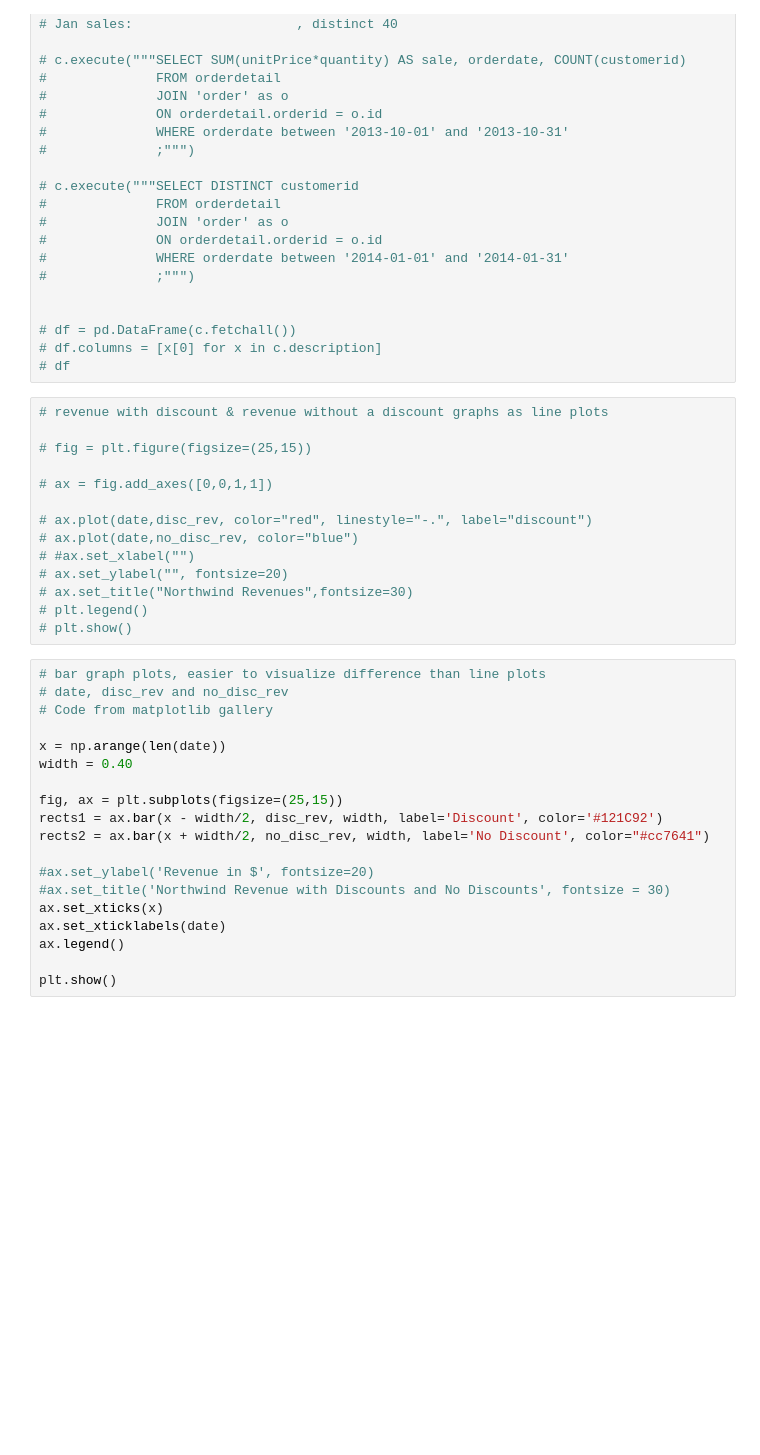
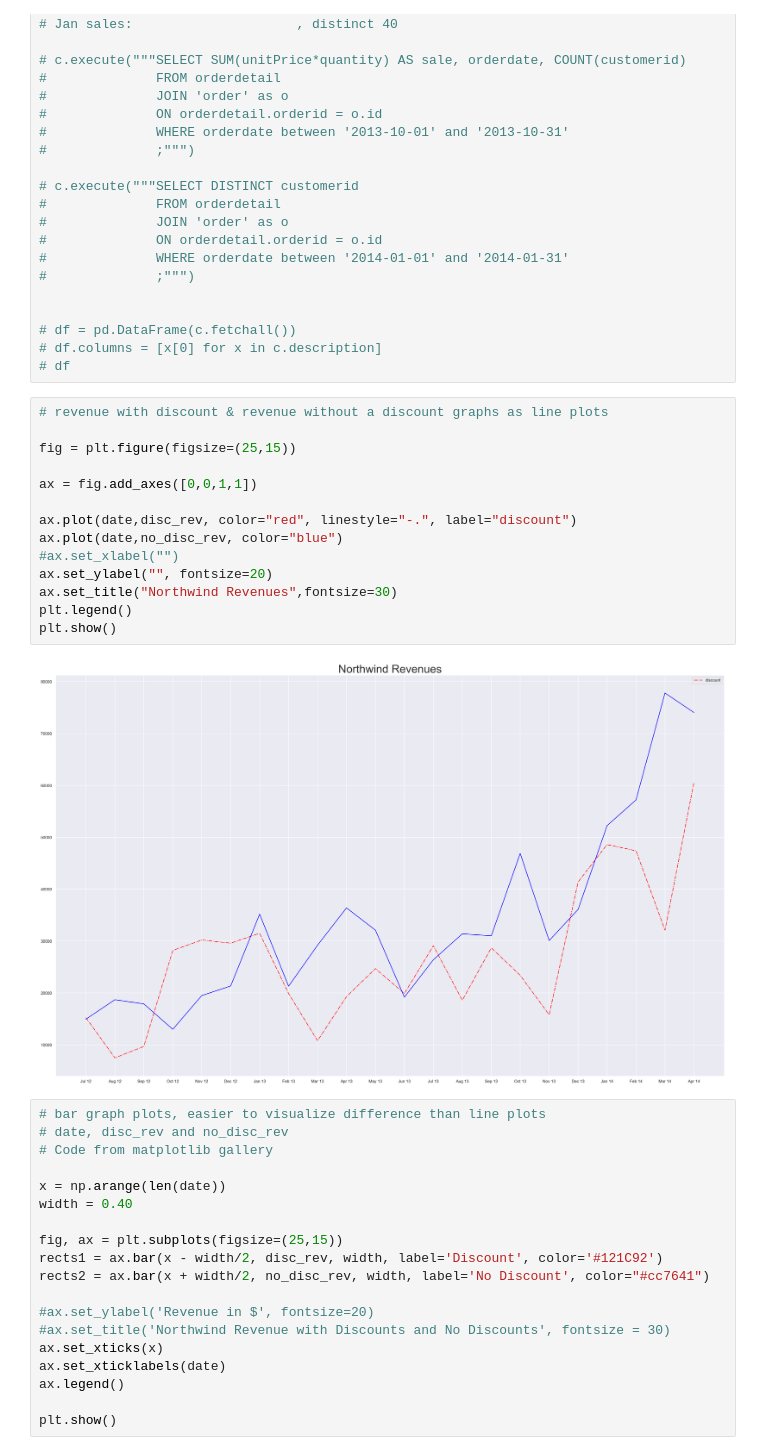
Before and after one commit to AnnikaNoren/dsc-mod-3-project-online-ds-pt-071519, a Jupyter notebook: Project.ipynb, the cells around one changed output. Saved outputs shown, nothing was run; the diff lists cells and outputs as text; blank space fills up the shorter version.

```diff
--- a/Project.ipynb
+++ b/Project.ipynb
@@ -187,17 +296,19 @@ ax.legend()
 # %%
 # revenue with discount & revenue without a discount graphs as line plots
 
-# fig = plt.figure(figsize=(25,15))
+fig = plt.figure(figsize=(25,15))
 
-# ax = fig.add_axes([0,0,1,1])
+ax = fig.add_axes([0,0,1,1])
 
-# ax.plot(date,disc_rev, color="red", linestyle="-.", label="discount")
-# ax.plot(date,no_disc_rev, color="blue")
-# #ax.set_xlabel("")
-# ax.set_ylabel("", fontsize=20)
-# ax.set_title("Northwind Revenues",fontsize=30)
-# plt.legend()
-# plt.show()
+ax.plot(date,disc_rev, color="red", linestyle="-.", label="discount")
+ax.plot(date,no_disc_rev, color="blue")
+#ax.set_xlabel("")
+ax.set_ylabel("", fontsize=20)
+ax.set_title("Northwind Revenues",fontsize=30)
+plt.legend()
+plt.show()
+# %% [output]
+[figure, added]
 # %%
 # bar graph plots, easier to visualize difference than line plots
 # date, disc_rev and no_disc_rev
```
Also changed, not shown: parts of 21 cells of this notebook, 2 other files.
